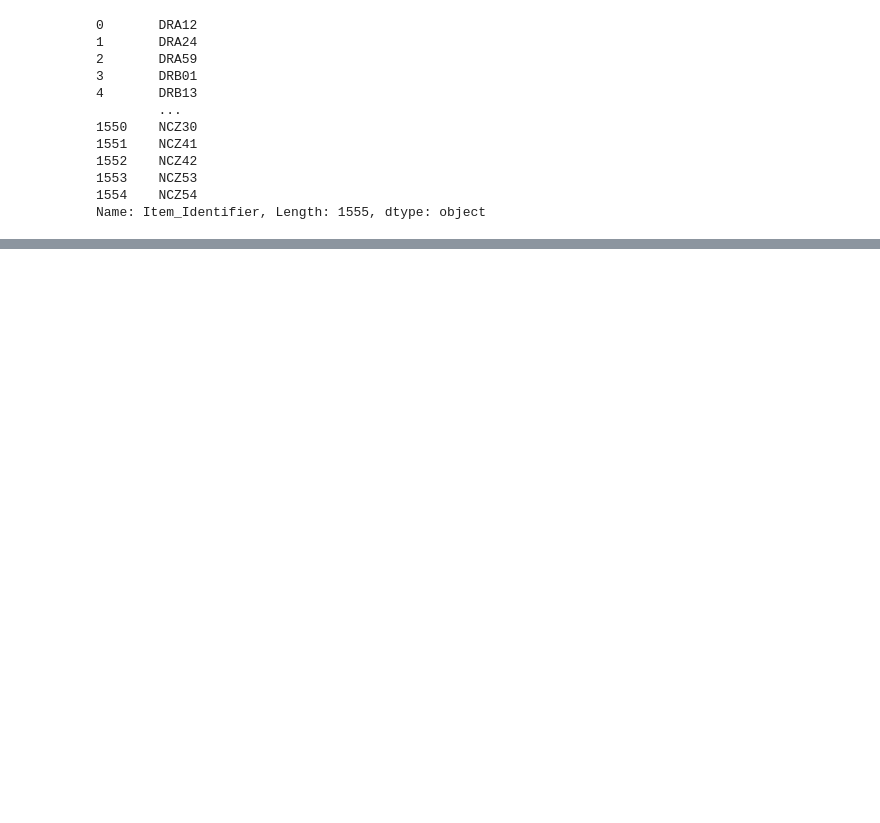
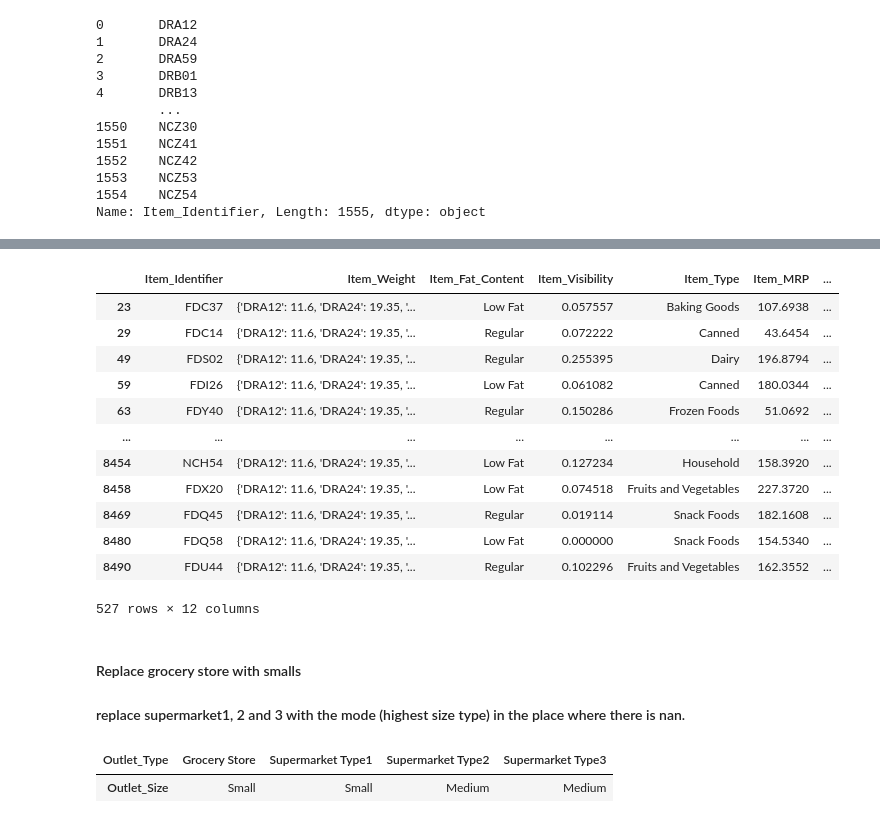
Before and after one commit to UnstableGatekeeper/APL-FML-24, a Jupyter notebook: Day 4/lab -1 FML - CORE 2.ipynb, the cells around one changed output, grey strips where cells are left out. Cells and saved outputs as stored; diff of their text form; code cells hidden in the pictures; blank space fills up the shorter version.

```diff
--- a/Day 4/lab -1 FML - CORE 2.ipynb
+++ b/Day 4/lab -1 FML - CORE 2.ipynb
@@ -396,0 +549,19 @@ Name: Item_Identifier, Length: 1555, dtype: object
+# %%
+new_mart_data[(new_mart_data.Outlet_Type == 'Grocery Store') & (new_mart_data.Outlet_Size == 'Small')]
+# %% [output]
+|  | Item_Identifier | Item_Weight | Item_Fat_Content | Item_Visibility | Item_Type | Item_MRP | ... |
+| 23 | FDC37 | {'DRA12': 11.6, 'DRA24': 19.35, '... | Low Fat | 0.057557 | Baking Goods | 107.6938 | ... |
+| 29 | FDC14 | {'DRA12': 11.6, 'DRA24': 19.35, '... | Regular | 0.072222 | Canned | 43.6454 | ... |
+| 49 | FDS02 | {'DRA12': 11.6, 'DRA24': 19.35, '... | Regular | 0.255395 | Dairy | 196.8794 | ... |
+| 59 | FDI26 | {'DRA12': 11.6, 'DRA24': 19.35, '... | Low Fat | 0.061082 | Canned | 180.0344 | ... |
+| 63 | FDY40 | {'DRA12': 11.6, 'DRA24': 19.35, '... | Regular | 0.150286 | Frozen Foods | 51.0692 | ... |
+| ... | ... | ... | ... | ... | ... | ... | ... |
+| 8454 | NCH54 | {'DRA12': 11.6, 'DRA24': 19.35, '... | Low Fat | 0.127234 | Household | 158.3920 | ... |
+| 8458 | FDX20 | {'DRA12': 11.6, 'DRA24': 19.35, '... | Low Fat | 0.074518 | Fruits and Vegetables | 227.3720 | ... |
+| 8469 | FDQ45 | {'DRA12': 11.6, 'DRA24': 19.35, '... | Regular | 0.019114 | Snack Foods | 182.1608 | ... |
+| 8480 | FDQ58 | {'DRA12': 11.6, 'DRA24': 19.35, '... | Low Fat | 0.000000 | Snack Foods | 154.5340 | ... |
+| 8490 | FDU44 | {'DRA12': 11.6, 'DRA24': 19.35, '... | Regular | 0.102296 | Fruits and Vegetables | 162.3552 | ... |
+527 rows × 12 columns
+# %% [markdown]
+#### Replace grocery store with smalls
+#### replace supermarket1, 2 and 3 with the mode (highest size type) in the place where there is nan.
@@ -396,0 +570,5 @@ Name: Item_Identifier, Length: 1555, dtype: object
+# %%
+outlet_size_mode
+# %% [output]
+| Outlet_Type | Grocery Store | Supermarket Type1 | Supermarket Type2 | Supermarket Type3 |
+| Outlet_Size | Small | Small | Medium | Medium |
```
Also changed, not shown: parts of 22 cells of this notebook.
